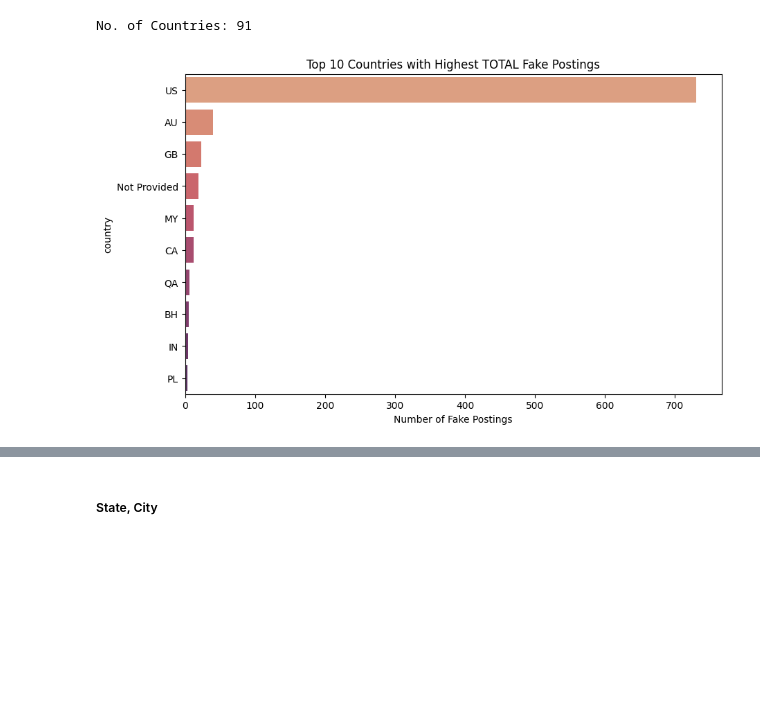
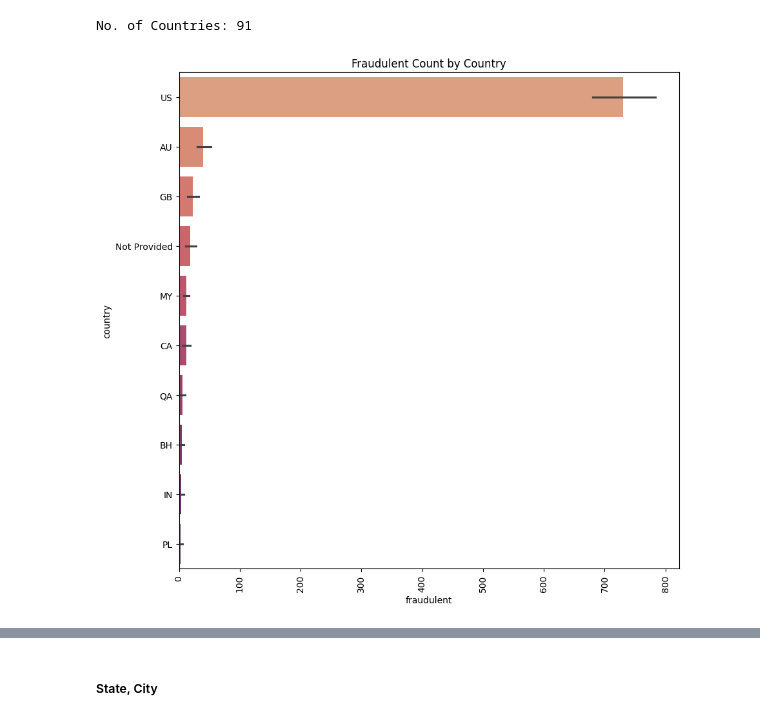
Before and after one commit to Bearson678/fake-job-posting_DL_Project, a Jupyter notebook: EDA.ipynb, the cells around one changed output, grey strips where cells are left out. Cells and saved outputs as stored; diff of their text form; code cells hidden in the pictures; blank space fills up the shorter version.

```diff
--- a/EDA.ipynb
+++ b/EDA.ipynb
@@ -150,7 +150,7 @@ binary_cols = ['telecommuting', 'has_company_logo', 'has_questions']
 target = 'fraudulent'
 to_drop = ['job_id', 'department', 'salary_range']
 
-df[text_cols] = df[text_cols].fillna('')
+df[text_cols] = df[text_cols].fillna('Not Provided')
 df[cat_cols] = df[cat_cols].fillna('Not Provided')
 
 df.isnull().sum()
@@ -216,4 +216,10 @@ Name: count, dtype: int64
 # %% [markdown]
 we count the number of values with missing states or cities.
 # %%
-df[["state", "city"]].isna().sum()
+df[["state", "city","country"]].isna().sum()
+df.loc[df['city'] == '', 'city'] = 'Not Provided'
+df.loc[df['state'] == '', 'state'] = 'Not Provided'
+df.loc[df['country'] == '', 'country'] = 'Not Provided'
+df['city'] = df['city'].fillna('Not Provided')
+df['state'] = df['state'].fillna('Not Provided')
+df['country'] = df['country'].fillna('Not Provided')
@@ -480,12 +474,11 @@ print(f"No. of Countries: {df['country'].value_counts().size}")
 # %% [output]
 No. of Countries: 91
 # %%
-top_fraud_countries = df[df['fraudulent'] == 1]['country'].value_counts().head(10)
-
-plt.figure(figsize=(10,6))
-sns.barplot(x=top_fraud_countries.values, y=top_fraud_countries.index, palette='flare')
-plt.title('Top 10 Countries with Highest TOTAL Fake Postings')
-plt.xlabel('Number of Fake Postings')
+plt.figure(figsize=(10,10))
+order = df.groupby('country')['fraudulent'].sum().sort_values(ascending=False).head(10).index
+sns.barplot(y='country', x='fraudulent', data=df, palette='flare', estimator=sum, order=order)
+plt.title(f'Fraudulent Count by Country')
+plt.xticks(rotation=90)
 plt.show()
 # %% [output]
-[figure, old version]
+[figure, new version]
```
Also changed, not shown: parts of 41 cells of this notebook, 1 other file.
